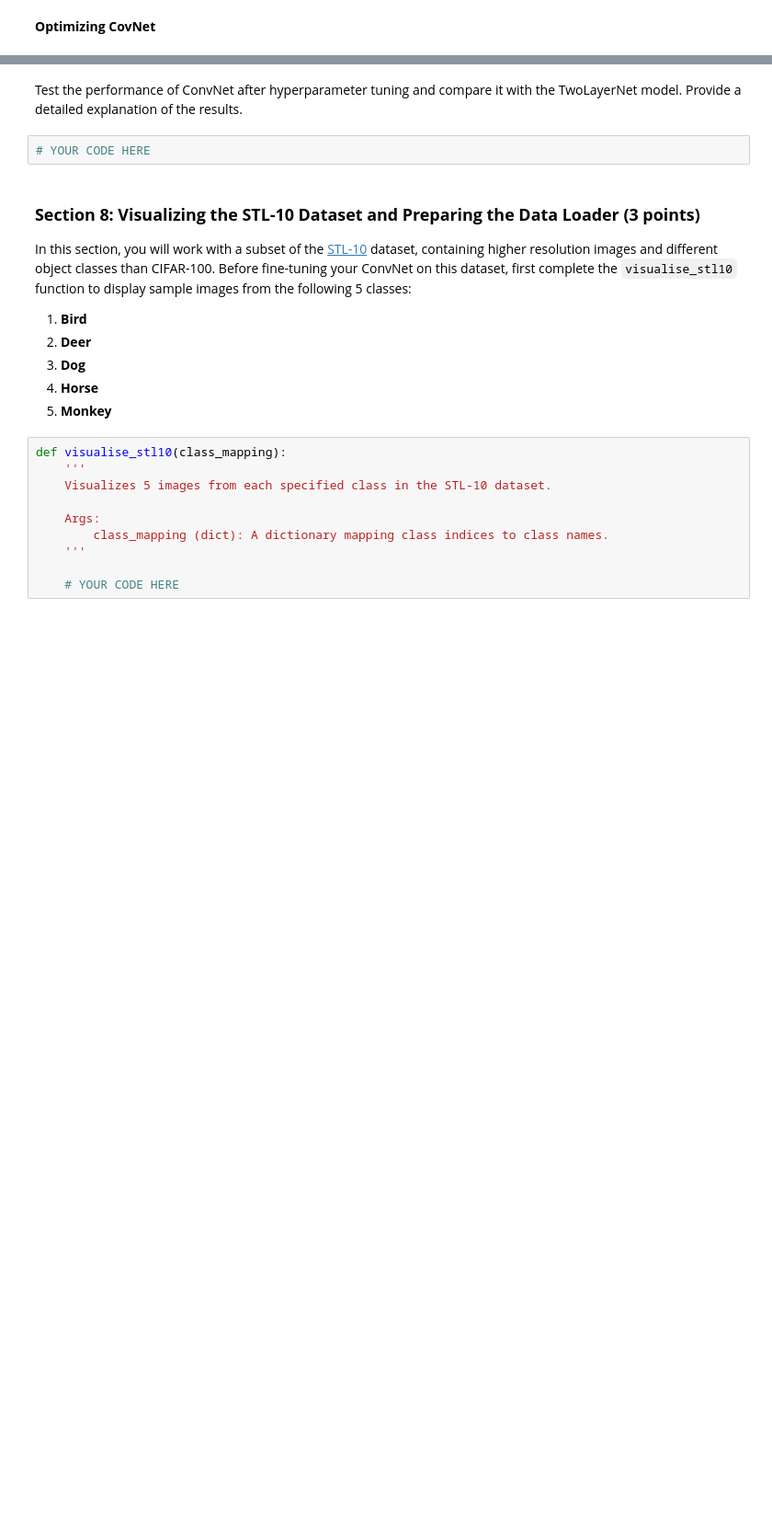
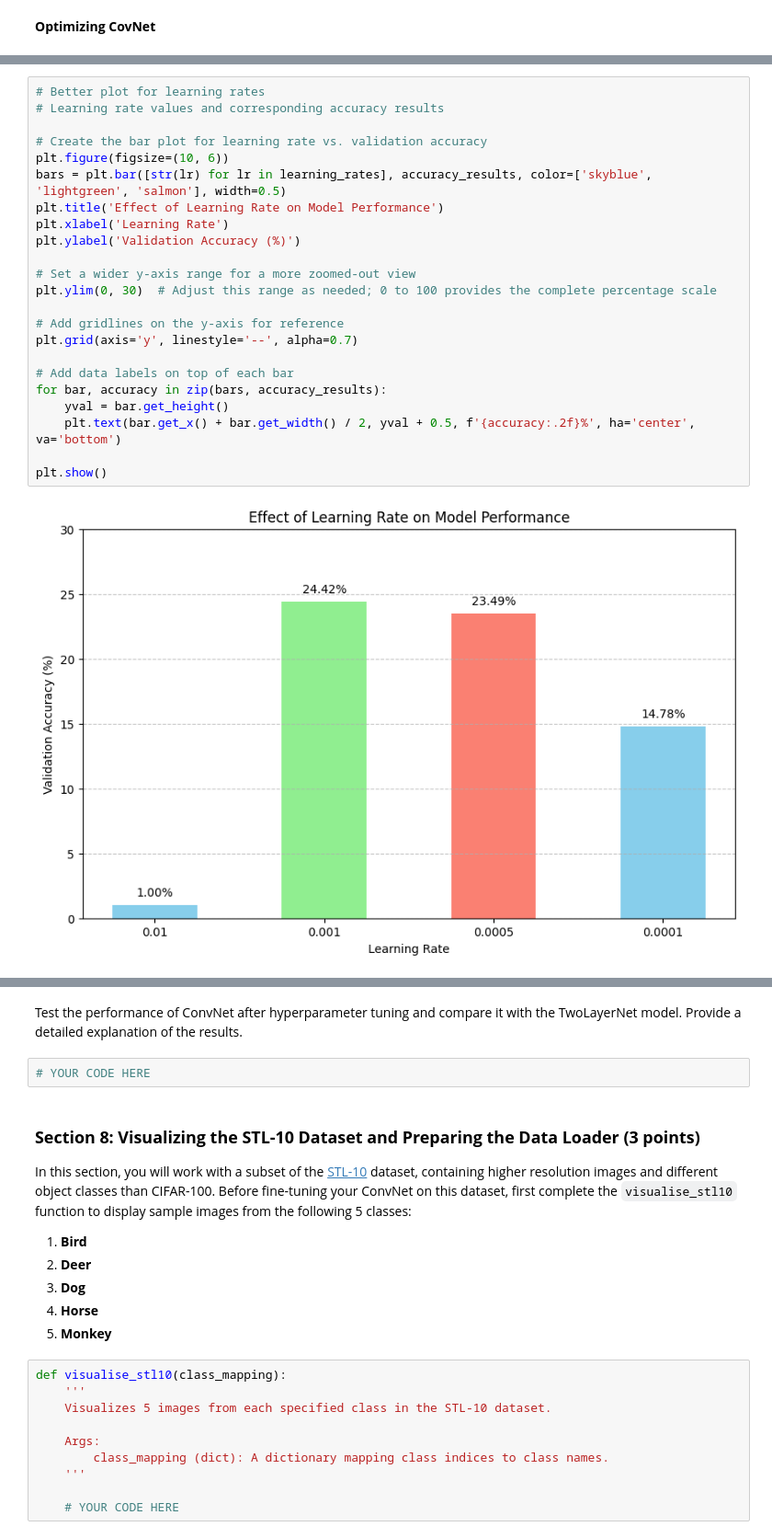
Before and after one commit to zzgsdddz/cv1_lab1, a Jupyter notebook: cv1-final-lab-part-2-main/cv1-final-lab-part-2.ipynb, the cells around one changed output, grey strips where cells are left out. Shown at 92% size. Saved outputs shown, nothing was run; the diff lists cells and outputs as text; blank space fills up the shorter version.

```diff
--- a/cv1-final-lab-part-2-main/cv1-final-lab-part-2.ipynb
+++ b/cv1-final-lab-part-2-main/cv1-final-lab-part-2.ipynb
@@ -1207,0 +1219,25 @@ plt.show()
+# %%
+# Better plot for learning rates
+# Learning rate values and corresponding accuracy results
+
+# Create the bar plot for learning rate vs. validation accuracy
+plt.figure(figsize=(10, 6))
+bars = plt.bar([str(lr) for lr in learning_rates], accuracy_results, color=['skyblue', 'lightgreen', 'salmon'], width=0.5)
+plt.title('Effect of Learning Rate on Model Performance')
+plt.xlabel('Learning Rate')
+plt.ylabel('Validation Accuracy (%)')
+
+# Set a wider y-axis range for a more zoomed-out view
+plt.ylim(0, 30)  # Adjust this range as needed; 0 to 100 provides the complete percentage scale
+
+# Add gridlines on the y-axis for reference
+plt.grid(axis='y', linestyle='--', alpha=0.7)
+
+# Add data labels on top of each bar
+for bar, accuracy in zip(bars, accuracy_results):
+    yval = bar.get_height()
+    plt.text(bar.get_x() + bar.get_width() / 2, yval + 0.5, f'{accuracy:.2f}%', ha='center', va='bottom')
+
+plt.show()
+# %% [output]
+[figure, added]
```
Also changed, not shown: parts of 5 cells of this notebook, 1 other file.
